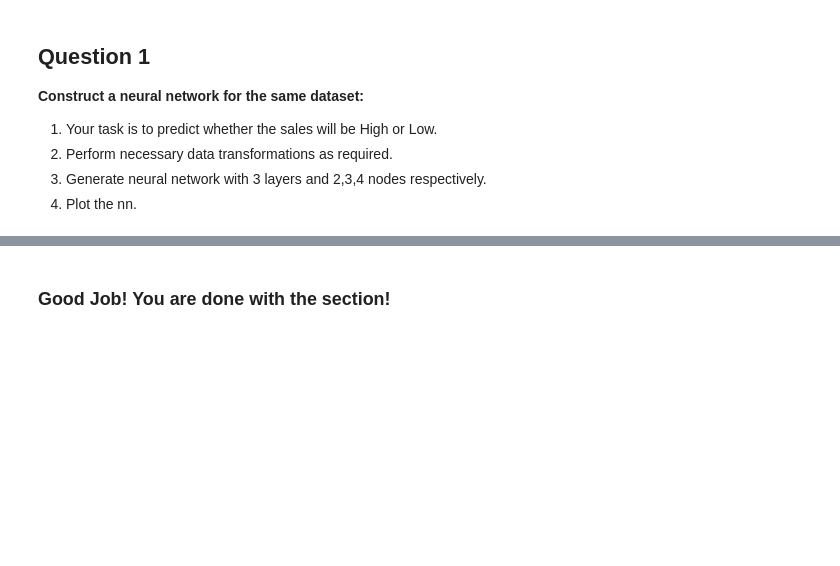
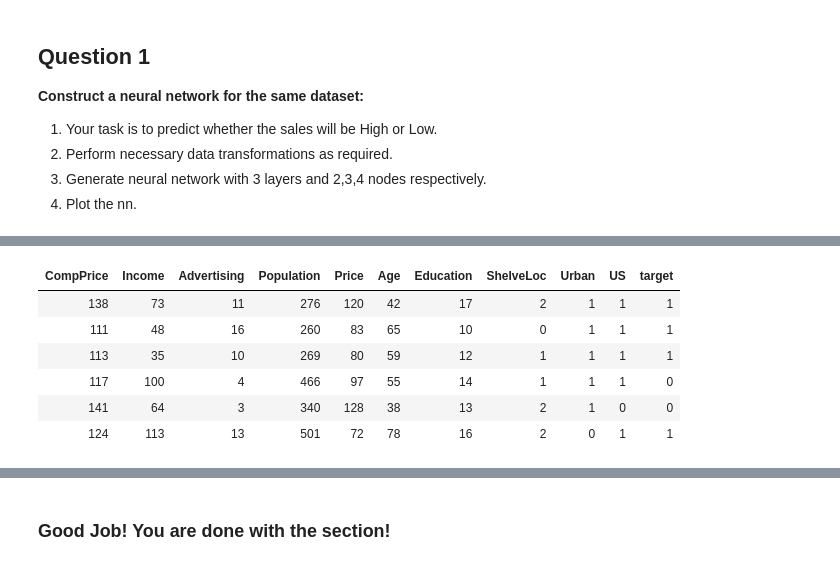
Before and after one commit to asad2011ai/Machine_Learning-Supervised_Learning, a Jupyter notebook: Supervised Learning.ipynb, the cells around one changed output, grey strips where cells are left out. Saved outputs shown, nothing was run; the diff lists cells and outputs as text; code cells hidden in the pictures; blank space fills up the shorter version.

```diff
--- a/Supervised Learning.ipynb
+++ b/Supervised Learning.ipynb
@@ -1190,0 +1320,17 @@ Levels: 0 1
+# %%
+dfn <- df[2:6]
+dfn$Age <- df$Age
+dfn$Education <- df$Education
+dfn$ShelveLoc <- df$ShelveLoc
+dfn$Urban <- df$Urban
+dfn$US <- df$US
+dfn$target <- df$target
+head(dfn)
+# %% [output]
+| CompPrice | Income | Advertising | Population | Price | Age | Education | ShelveLoc | Urban | US | target |
+| 138 | 73 | 11 | 276 | 120 | 42 | 17 | 2 | 1 | 1 | 1 |
+| 111 | 48 | 16 | 260 | 83 | 65 | 10 | 0 | 1 | 1 | 1 |
+| 113 | 35 | 10 | 269 | 80 | 59 | 12 | 1 | 1 | 1 | 1 |
+| 117 | 100 | 4 | 466 | 97 | 55 | 14 | 1 | 1 | 1 | 0 |
+| 141 | 64 | 3 | 340 | 128 | 38 | 13 | 2 | 1 | 0 | 0 |
+| 124 | 113 | 13 | 501 | 72 | 78 | 16 | 2 | 0 | 1 | 1 |
```
Also changed, not shown: parts of 49 cells of this notebook, 1 other file.
